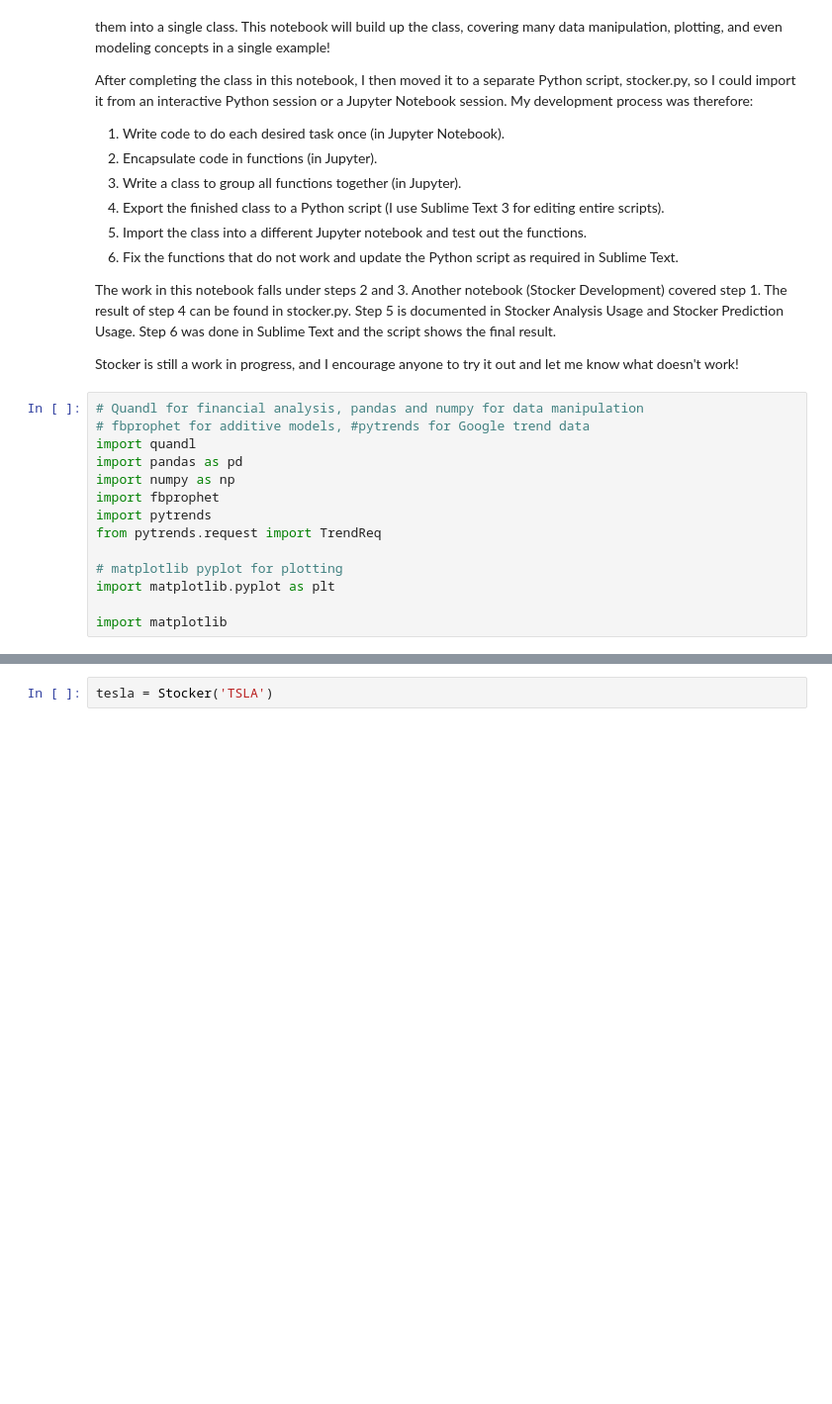
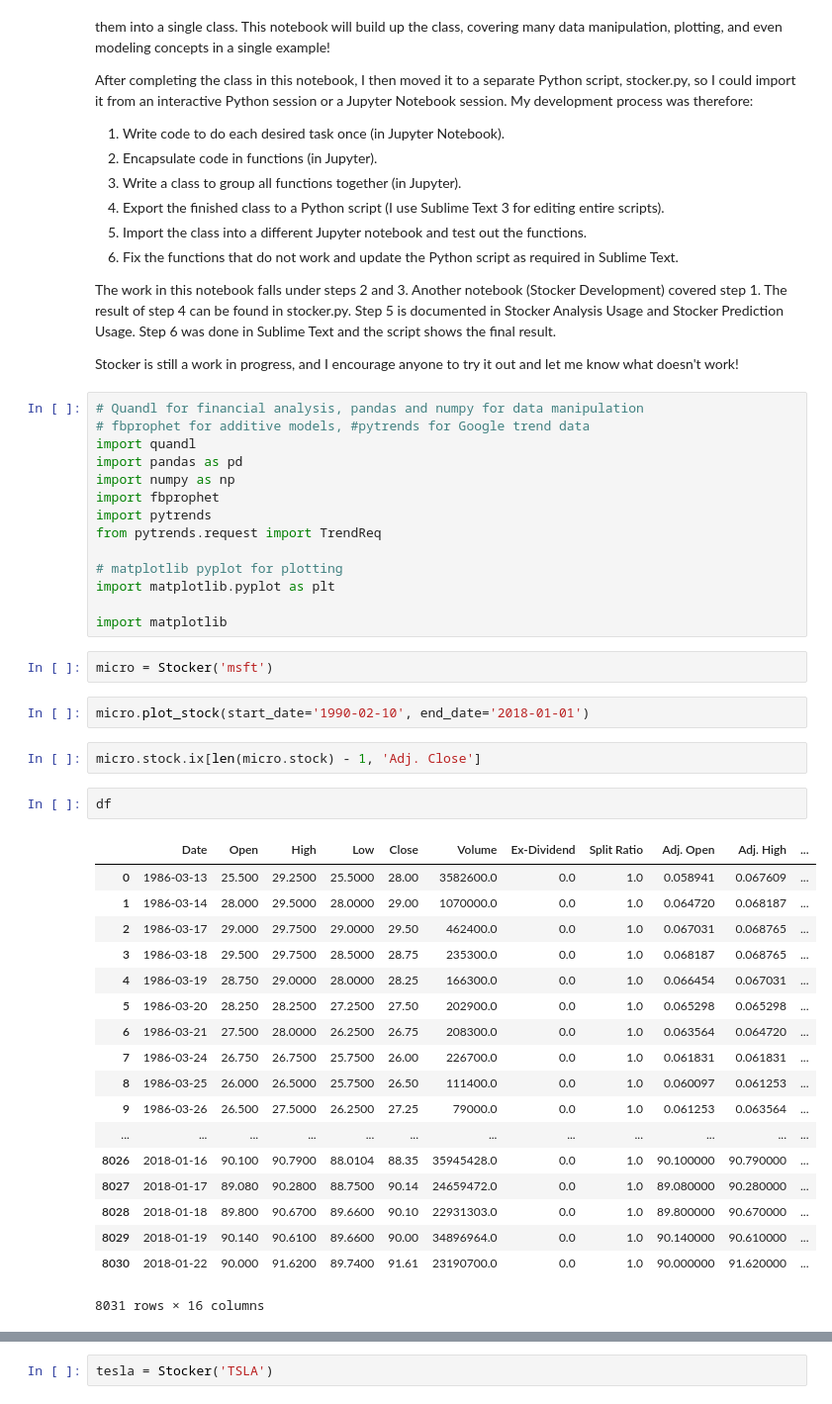
Before and after one commit to WillKoehrsen/Data-Analysis, a Jupyter notebook: stocker/dev/Stock Explorer (Stocker) Class.ipynb, the cells around one changed output, grey strips where cells are left out. Shown at 99% size. Cells and saved outputs as stored; diff of their text form; blank space fills up the shorter version.

Commit message:
Added date handling

```diff
--- a/stocker/dev/Stock Explorer (Stocker) Class.ipynb
+++ b/stocker/dev/Stock Explorer (Stocker) Class.ipynb
@@ -29,3 +29,30 @@ from pytrends.request import TrendReq
 import matplotlib.pyplot as plt
 
 import matplotlib
+# %%
+micro = Stocker('msft')
+# %%
+micro.plot_stock(start_date='1990-02-10', end_date='2018-01-01')
+# %%
+micro.stock.ix[len(micro.stock) - 1, 'Adj. Close']
+# %%
+df
+# %% [output]
+|  | Date | Open | High | Low | Close | Volume | Ex-Dividend | Split Ratio | Adj. Open | Adj. High | ... |
+| 0 | 1986-03-13 | 25.500 | 29.2500 | 25.5000 | 28.00 | 3582600.0 | 0.0 | 1.0 | 0.058941 | 0.067609 | ... |
+| 1 | 1986-03-14 | 28.000 | 29.5000 | 28.0000 | 29.00 | 1070000.0 | 0.0 | 1.0 | 0.064720 | 0.068187 | ... |
+| 2 | 1986-03-17 | 29.000 | 29.7500 | 29.0000 | 29.50 | 462400.0 | 0.0 | 1.0 | 0.067031 | 0.068765 | ... |
+| 3 | 1986-03-18 | 29.500 | 29.7500 | 28.5000 | 28.75 | 235300.0 | 0.0 | 1.0 | 0.068187 | 0.068765 | ... |
+| 4 | 1986-03-19 | 28.750 | 29.0000 | 28.0000 | 28.25 | 166300.0 | 0.0 | 1.0 | 0.066454 | 0.067031 | ... |
+| 5 | 1986-03-20 | 28.250 | 28.2500 | 27.2500 | 27.50 | 202900.0 | 0.0 | 1.0 | 0.065298 | 0.065298 | ... |
+| 6 | 1986-03-21 | 27.500 | 28.0000 | 26.2500 | 26.75 | 208300.0 | 0.0 | 1.0 | 0.063564 | 0.064720 | ... |
+| 7 | 1986-03-24 | 26.750 | 26.7500 | 25.7500 | 26.00 | 226700.0 | 0.0 | 1.0 | 0.061831 | 0.061831 | ... |
+| 8 | 1986-03-25 | 26.000 | 26.5000 | 25.7500 | 26.50 | 111400.0 | 0.0 | 1.0 | 0.060097 | 0.061253 | ... |
+| 9 | 1986-03-26 | 26.500 | 27.5000 | 26.2500 | 27.25 | 79000.0 | 0.0 | 1.0 | 0.061253 | 0.063564 | ... |
+| ... | ... | ... | ... | ... | ... | ... | ... | ... | ... | ... | ... |
+| 8026 | 2018-01-16 | 90.100 | 90.7900 | 88.0104 | 88.35 | 35945428.0 | 0.0 | 1.0 | 90.100000 | 90.790000 | ... |
+| 8027 | 2018-01-17 | 89.080 | 90.2800 | 88.7500 | 90.14 | 24659472.0 | 0.0 | 1.0 | 89.080000 | 90.280000 | ... |
+| 8028 | 2018-01-18 | 89.800 | 90.6700 | 89.6600 | 90.10 | 22931303.0 | 0.0 | 1.0 | 89.800000 | 90.670000 | ... |
+| 8029 | 2018-01-19 | 90.140 | 90.6100 | 89.6600 | 90.00 | 34896964.0 | 0.0 | 1.0 | 90.140000 | 90.610000 | ... |
+| 8030 | 2018-01-22 | 90.000 | 91.6200 | 89.7400 | 91.61 | 23190700.0 | 0.0 | 1.0 | 90.000000 | 91.620000 | ... |
+8031 rows × 16 columns
```
Also changed, not shown: parts of 1 cell of this notebook, 1 other file.
